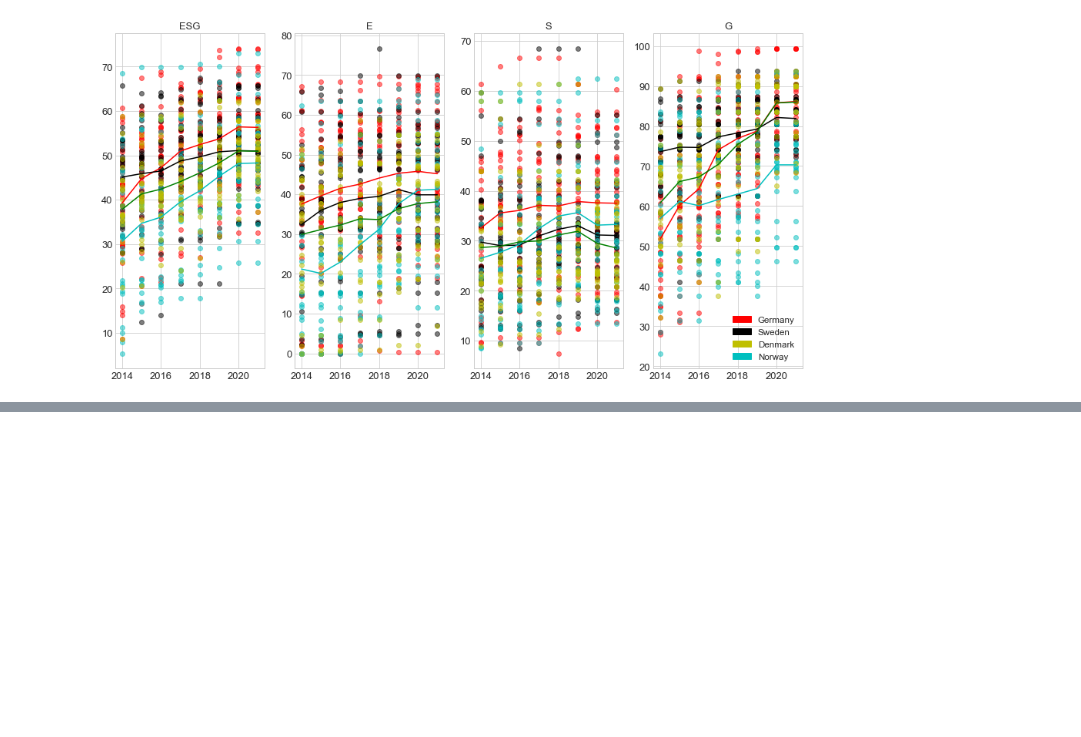
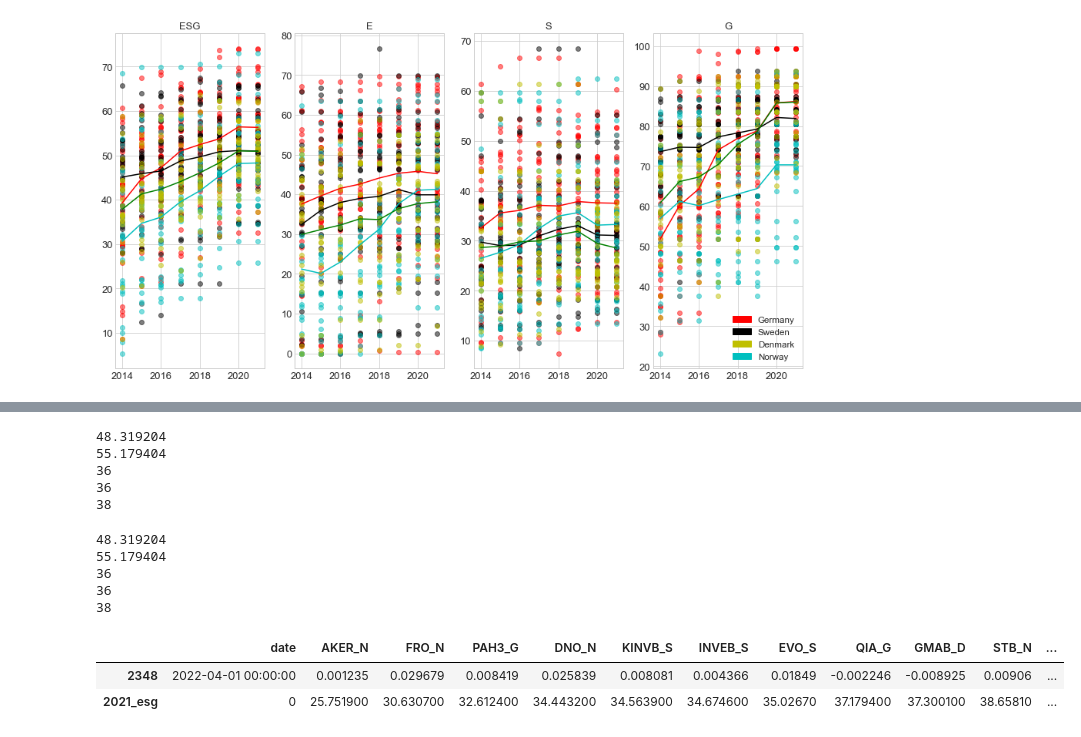
Before and after one commit to KamilPan/PS, a Jupyter notebook: ACF /ACF.ipynb, the cells around one changed output, grey strips where cells are left out. Cells and saved outputs as stored; diff of their text form; code cells hidden in the pictures; blank space fills up the shorter version.

```diff
--- a/ACF /ACF.ipynb
+++ b/ACF /ACF.ipynb
@@ -300,0 +614,26 @@ thirteen_l.tail(10)
+# %%
+#  2021
+filt = (rtt['date'] >= pd.to_datetime('2021-01-01')) & (rtt['date'] <= pd.to_datetime('2021-12-31'))
+twentyone = rtt[filt]
+twentyone = pd.concat([twentyone, esg_esg])
+twentyone = twentyone.replace(0, np.nan)
+twentyone = twentyone.replace(np.nan, 0)
+nah = ['2014_esg','2015_esg','2016_esg','2017_esg','2018_esg','2019_esg','2020_esg']
+twentyone.drop(index=nah, inplace=True)
+
+q_l = twentyone.loc[twentyone.index[-1], 'ADS_G' : 'VWS_D'].quantile(q=0.33)
+q_h = twentyone.loc[twentyone.index[-1], 'ADS_G' : 'VWS_D'].quantile(q=0.66)
+I = (twentyone.loc['2021_esg', 'ADS_G':'VWS_D'] < q_l)
+Ii = (twentyone.loc['2021_esg', 'ADS_G':'VWS_D'] >= q_l) & (twentyone.loc['2021_esg', 'ADS_G':'VWS_D'] < q_h)
+Iii = (twentyone.loc['2021_esg', 'ADS_G':'VWS_D'] > q_h)
+print(q_l)
+print(q_h)
+print(I.sum())
+print(Ii.sum())
+print(Iii.sum())
+# %% [output]
+48.319204
+55.179404
+36
+36
+38
@@ -300,0 +661,33 @@ thirteen_l.tail(10)
+# %%
+#  2022
+filt = (rtt['date'] >= pd.to_datetime('2022-01-01')) & (rtt['date'] <= pd.to_datetime('2022-04-02'))
+twentytwo = rtt[filt]
+twentytwo = pd.concat([twentytwo, esg_esg])
+twentytwo = twentytwo.replace(0, np.nan)
+twentytwo = twentytwo.replace(np.nan, 0)
+nah = ['2014_esg','2015_esg','2016_esg','2017_esg','2018_esg','2019_esg','2020_esg']
+twentytwo.drop(index=nah, inplace=True)
+
+q_l = twentytwo.loc[twentytwo.index[-1], 'ADS_G' : 'VWS_D'].quantile(q=0.33)
+q_h = twentytwo.loc[twentytwo.index[-1], 'ADS_G' : 'VWS_D'].quantile(q=0.66)
+I = (twentytwo.loc['2021_esg', 'ADS_G':'VWS_D'] < q_l)
+Ii = (twentytwo.loc['2021_esg', 'ADS_G':'VWS_D'] >= q_l) & (twentytwo.loc['2021_esg', 'ADS_G':'VWS_D'] < q_h)
+Iii = (twentytwo.loc['2021_esg', 'ADS_G':'VWS_D'] > q_h)
+print(q_l)
+print(q_h)
+print(I.sum())
+print(Ii.sum())
+print(Iii.sum())
+# %% [output]
+48.319204
+55.179404
+36
+36
+38
+# %%
+twentytwo.sort_values(by = '2021_esg', axis = 1, na_position ='first', inplace=True)
+twentytwo.tail(2)
+# %% [output]
+|  | date | AKER_N | FRO_N | PAH3_G | DNO_N | KINVB_S | INVEB_S | EVO_S | QIA_G | GMAB_D | STB_N | ... |
+| 2348 | 2022-04-01 00:00:00 | 0.001235 | 0.029679 | 0.008419 | 0.025839 | 0.008081 | 0.004366 | 0.01849 | -0.002246 | -0.008925 | 0.00906 | ... |
+| 2021_esg | 0 | 25.751900 | 30.630700 | 32.612400 | 34.443200 | 34.563900 | 34.674600 | 35.02670 | 37.179400 | 37.300100 | 38.65810 | ... |
```
Also changed, not shown: parts of 32 cells of this notebook, 1 other file.
